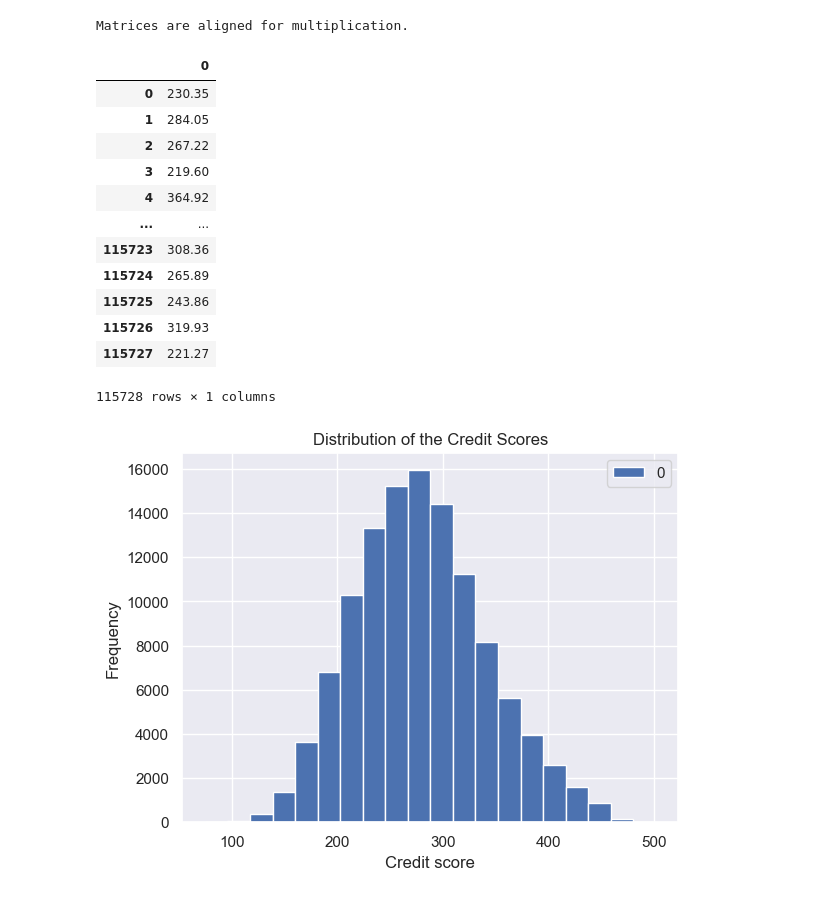
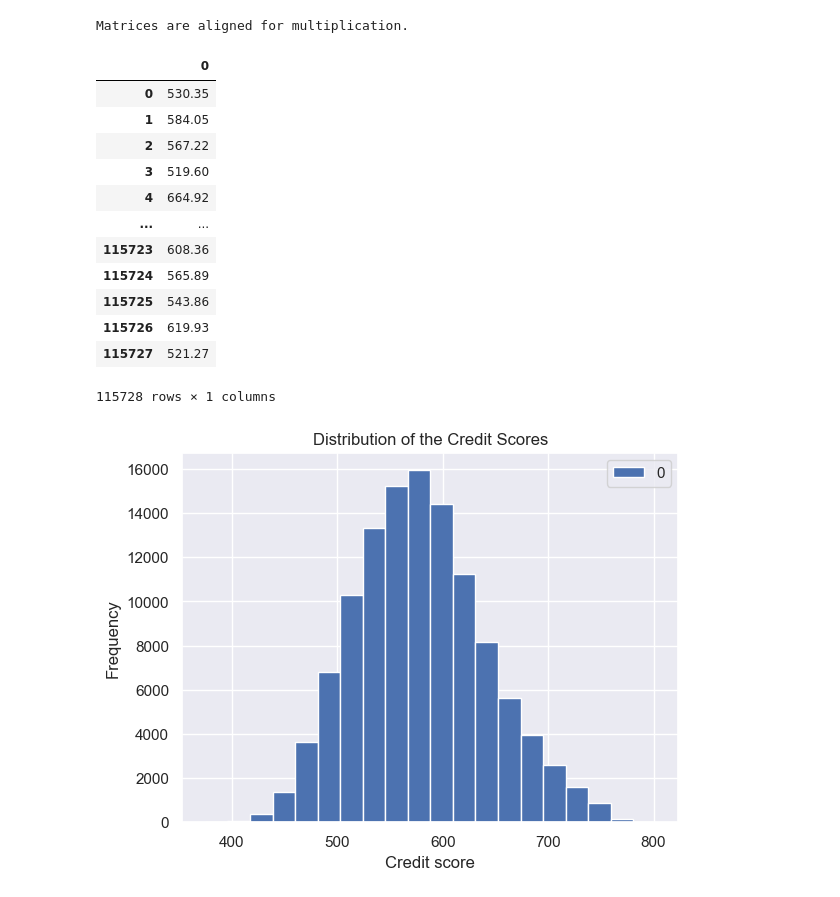
Before and after one commit to OzodbekOzodov/_credit-risk-modeling, a Jupyter notebook: Probability-of-default-model.ipynb, the cells around one changed output. Saved outputs shown, nothing was run; the diff lists cells and outputs as text; code cells hidden in the pictures.

```diff
--- a/Probability-of-default-model.ipynb
+++ b/Probability-of-default-model.ipynb
@@ -1289,21 +1289,21 @@ else:
 Matrices are aligned for multiplication.
 # %%
 credit_score = test_x.dot(test_betas)
-#credit_score = credit_score + 300
+credit_score = credit_score + 300
 credit_score
 # %% [output]
 |  | 0 |
-| 0 | 230.35 |
-| 1 | 284.05 |
-| 2 | 267.22 |
-| 3 | 219.60 |
-| 4 | 364.92 |
+| 0 | 530.35 |
+| 1 | 584.05 |
+| 2 | 567.22 |
+| 3 | 519.60 |
+| 4 | 664.92 |
 | ... | ... |
-| 115723 | 308.36 |
-| 115724 | 265.89 |
-| 115725 | 243.86 |
-| 115726 | 319.93 |
-| 115727 | 221.27 |
+| 115723 | 608.36 |
+| 115724 | 565.89 |
+| 115725 | 543.86 |
+| 115726 | 619.93 |
+| 115727 | 521.27 |
 115728 rows × 1 columns
 # %%
 credit_score.plot(kind='hist', bins=20)
```
Also changed, not shown: parts of 9 cells of this notebook, 1 other file.
